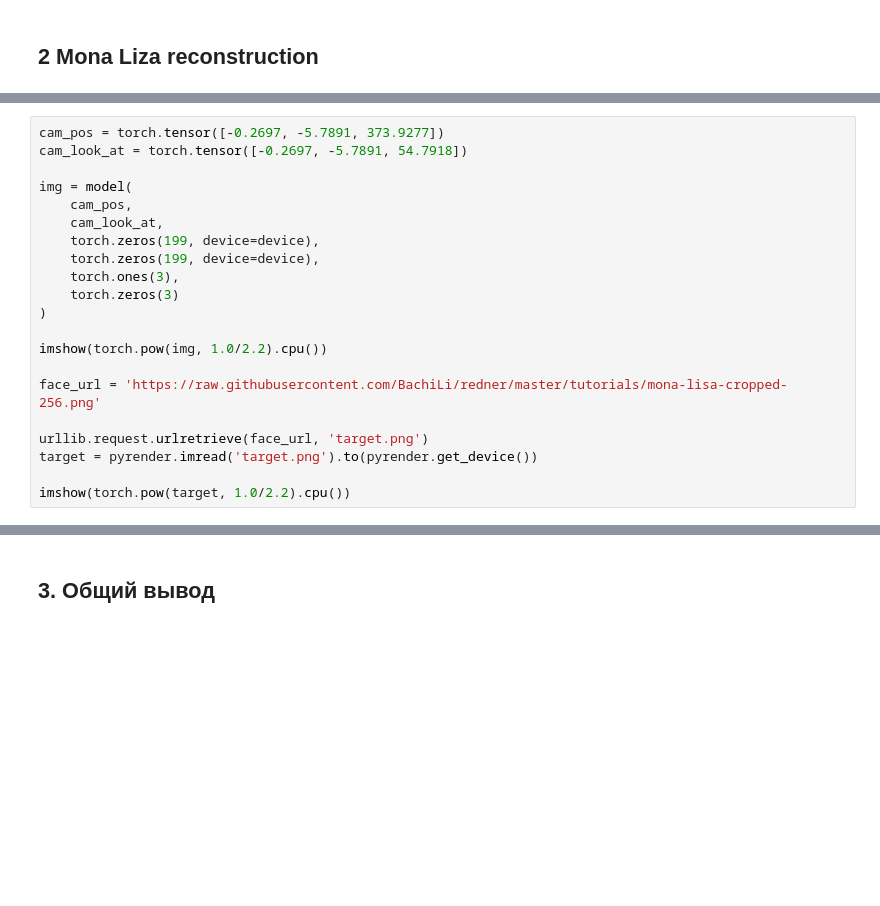
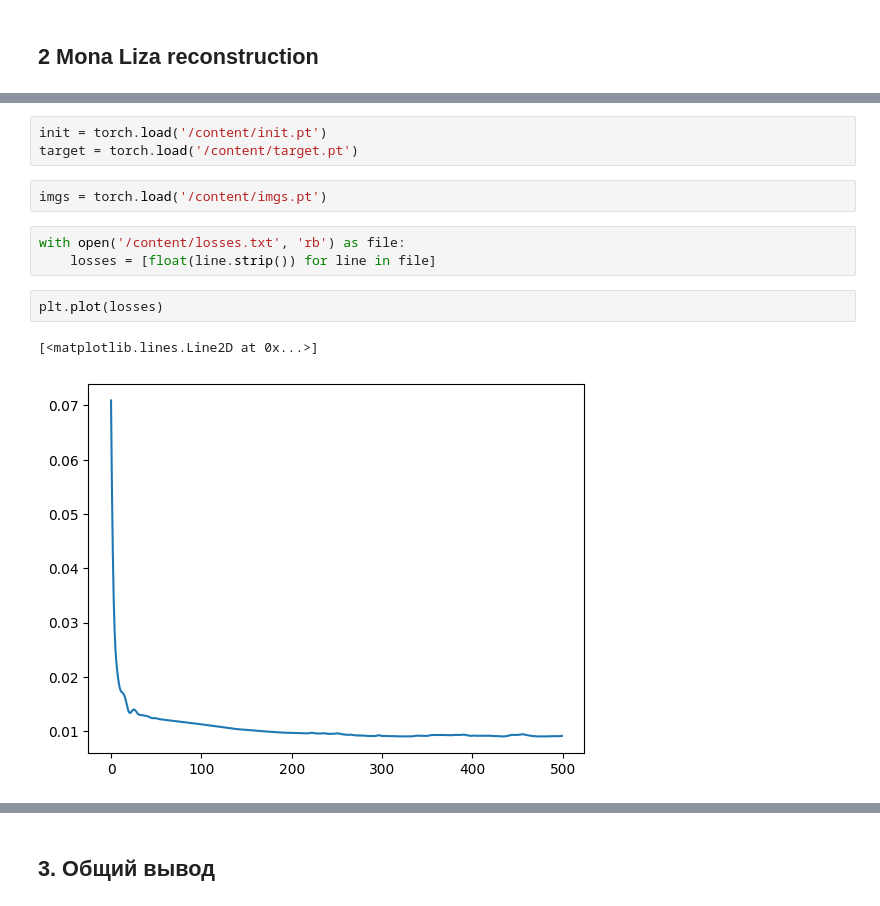
Before and after one commit to tidalinn/mai_term03_artificial_intelligence_course, a Jupyter notebook: 03_laboratory_work.ipynb, the cells around one changed output, grey strips where cells are left out. Saved outputs shown, nothing was run; the diff lists cells and outputs as text; blank space fills up the shorter version.

Commit message:
Completed the pyredner draft with Mona Lisa

```diff
--- a/03_laboratory_work.ipynb
+++ b/03_laboratory_work.ipynb
@@ -136,21 +90,0 @@ def model(cam_pos,
-# %%
-cam_pos = torch.tensor([-0.2697, -5.7891, 373.9277])
-cam_look_at = torch.tensor([-0.2697, -5.7891, 54.7918])
-
-img = model(
-    cam_pos,
-    cam_look_at,
-    torch.zeros(199, device=device),
-    torch.zeros(199, device=device),
-    torch.ones(3),
-    torch.zeros(3)
-)
-
-imshow(torch.pow(img, 1.0/2.2).cpu())
-
-face_url = 'https://raw.githubusercontent.com/BachiLi/redner/master/tutorials/mona-lisa-cropped-256.png'
-
-urllib.request.urlretrieve(face_url, 'target.png')
-target = pyrender.imread('target.png').to(pyrender.get_device())
-
-imshow(torch.pow(target, 1.0/2.2).cpu())
@@ -174,0 +325,13 @@ AttributeError: module 'pyrender' has no attribute 'compute_vertex_normal'
+# %%
+init = torch.load('/content/init.pt')
+target = torch.load('/content/target.pt')
+# %%
+imgs = torch.load('/content/imgs.pt')
+# %%
+with open('/content/losses.txt', 'rb') as file:
+    losses = [float(line.strip()) for line in file]
+# %%
+plt.plot(losses)
+# %% [output]
+[<matplotlib.lines.Line2D at 0x...>]
+[figure, added]
```
Also changed, not shown: parts of 32 cells of this notebook.
